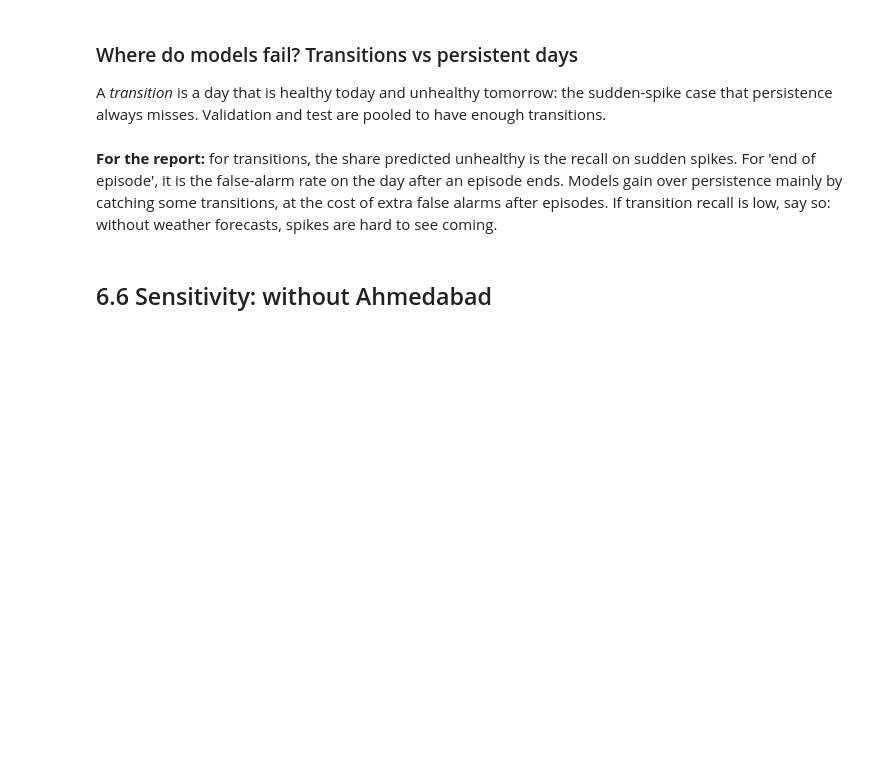
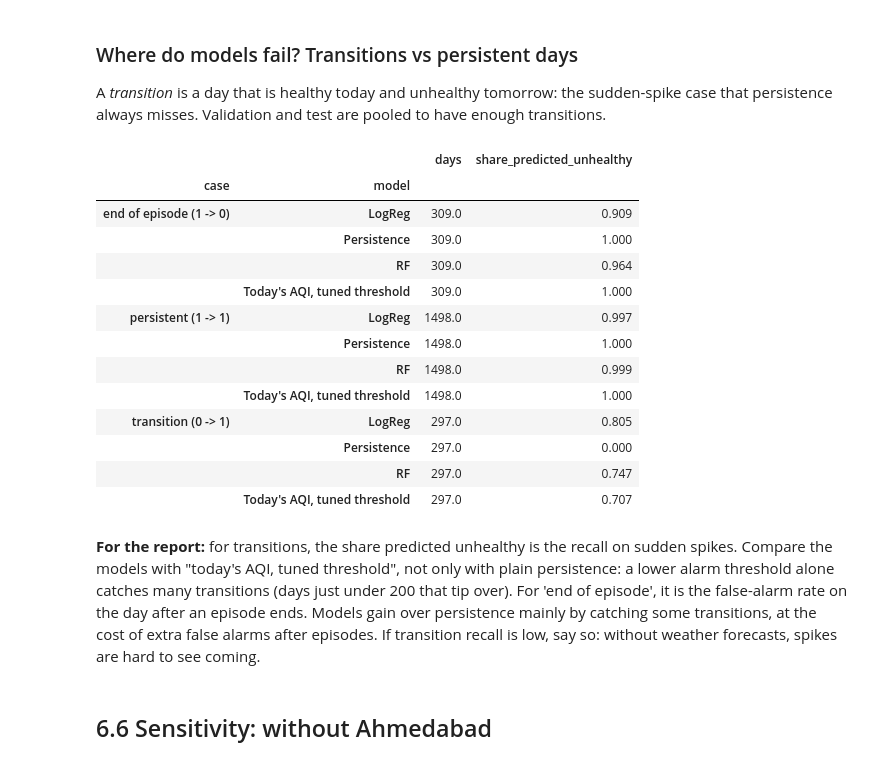
Before and after one commit to s-aura-bhhh/Air-quality-analysis, a Jupyter notebook: notebooks/06_rq2_classification.ipynb, the cells around one changed output. Saved outputs shown, nothing was run; the diff lists cells and outputs as text; code cells hidden in the pictures; blank space fills up the shorter version.

```diff
--- a/notebooks/06_rq2_classification.ipynb
+++ b/notebooks/06_rq2_classification.ipynb
@@ -166,10 +227,11 @@ axes[1].set(xlabel="recall", ylabel="precision", title="Precision-recall, test 2
 axes[0].legend(fontsize=8); axes[1].legend(fontsize=8)
 save("roc_pr")
 # %%
-names = list(models) + ["Persistence"]
-fig, axes = plt.subplots(1, len(names), figsize=(3 * len(names), 3))
+names = list(models) + ["Persistence", "Today's AQI, tuned threshold"]
+fig, axes = plt.subplots(2, 4, figsize=(13, 6)); axes = axes.ravel()
 for ax, name in zip(axes, names):
-    pred = persist_pred["test"] if name == "Persistence" else (proba[name]["test"] >= thr[name]).astype(int)
+    pred = (persist_pred["test"] if name == "Persistence" else today_pred["test"] if name.startswith("Today")
+            else (proba[name]["test"] >= thr[name]).astype(int))
     sns.heatmap(confusion_matrix(y["test"], pred), annot=True, fmt="d", cbar=False, cmap="Blues", ax=ax,
                 xticklabels=["pred 0", "pred 1"], yticklabels=["true 0", "true 1"])
     ax.set_title(name, fontsize=10)
@@ -280,24 +403,42 @@ persistence always misses. Validation and test are pooled to have enough transit
 # %%
 rows = []
 for part in ["val", "test"]:
     df_ = S[part]
     today = df_["unhealthy_today"]; tom = df_["y_unhealthy_next"]
     kinds = {"persistent (1 -> 1)": (today == 1) & (tom == 1), "transition (0 -> 1)": (today == 0) & (tom == 1),
              "end of episode (1 -> 0)": (today == 1) & (tom == 0)}
     for kind, mask in kinds.items():
         mask = mask.values
-        for name in [best, "LogReg", "Persistence"]:
-            pred = persist_pred[part] if name == "Persistence" else (proba[name][part] >= thr[name]).astype(int)
+        for name in dict.fromkeys([best, "LogReg", "RF", "Persistence", "Today's AQI, tuned threshold"]):
+            pred = (persist_pred[part] if name == "Persistence" else today_pred[part] if name.startswith("Today")
+                    else (proba[name][part] >= thr[name]).astype(int))
             rows.append({"set": part, "case": kind, "model": name, "days": int(mask.sum()),
                          "share_predicted_unhealthy": pred[mask].mean() if mask.sum() else np.nan})
 err = pd.DataFrame(rows).groupby(["case", "model"]).apply(
     lambda g: pd.Series({"days": g["days"].sum(),
                          "share_predicted_unhealthy": np.average(g["share_predicted_unhealthy"], weights=g["days"])}),
     include_groups=False).round(3)
 err.to_csv(TAB / "06_transitions.csv")
 err
+# %% [output]
+|  |  | days | share_predicted_unhealthy |
+| case | model |  |  |
+| end of episode (1 -> 0) | LogReg | 309.0 | 0.909 |
+|  | Persistence | 309.0 | 1.000 |
+|  | RF | 309.0 | 0.964 |
+|  | Today's AQI, tuned threshold | 309.0 | 1.000 |
+| persistent (1 -> 1) | LogReg | 1498.0 | 0.997 |
+|  | Persistence | 1498.0 | 1.000 |
+|  | RF | 1498.0 | 0.999 |
+|  | Today's AQI, tuned threshold | 1498.0 | 1.000 |
+| transition (0 -> 1) | LogReg | 297.0 | 0.805 |
+|  | Persistence | 297.0 | 0.000 |
+|  | RF | 297.0 | 0.747 |
+|  | Today's AQI, tuned threshold | 297.0 | 0.707 |
 # %% [markdown]
 **For the report:** for transitions, the share predicted unhealthy is the recall on sudden spikes.
+Compare the models with "today's AQI, tuned threshold", not only with plain persistence: a
+lower alarm threshold alone catches many transitions (days just under 200 that tip over).
 For 'end of episode', it is the false-alarm rate on the day after an episode ends. Models gain
 over persistence mainly by catching some transitions, at the cost of extra false alarms after
 episodes. If transition recall is low, say so: without weather forecasts, spikes are hard to see
```
Also changed, not shown: parts of 12 cells of this notebook, 46 other files.
